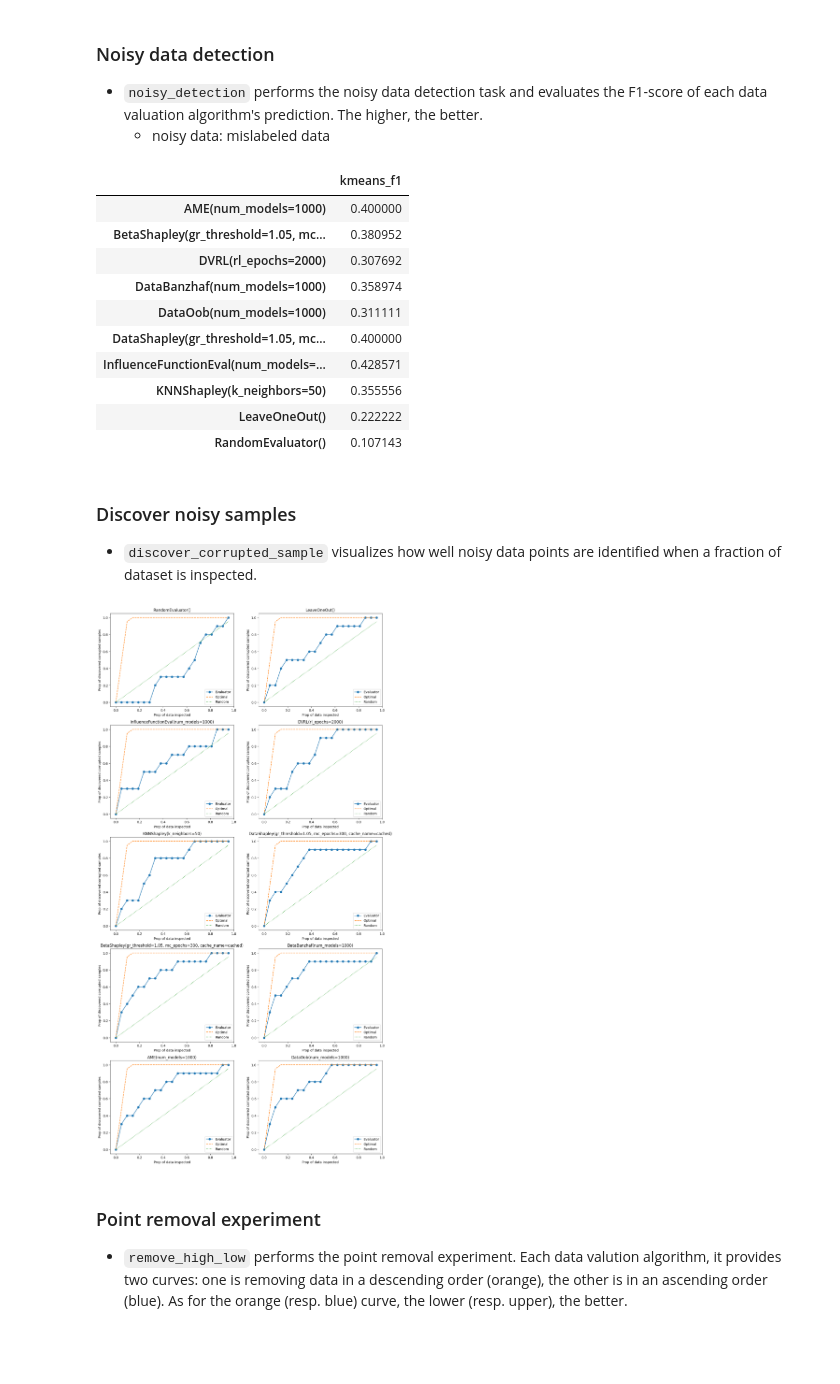
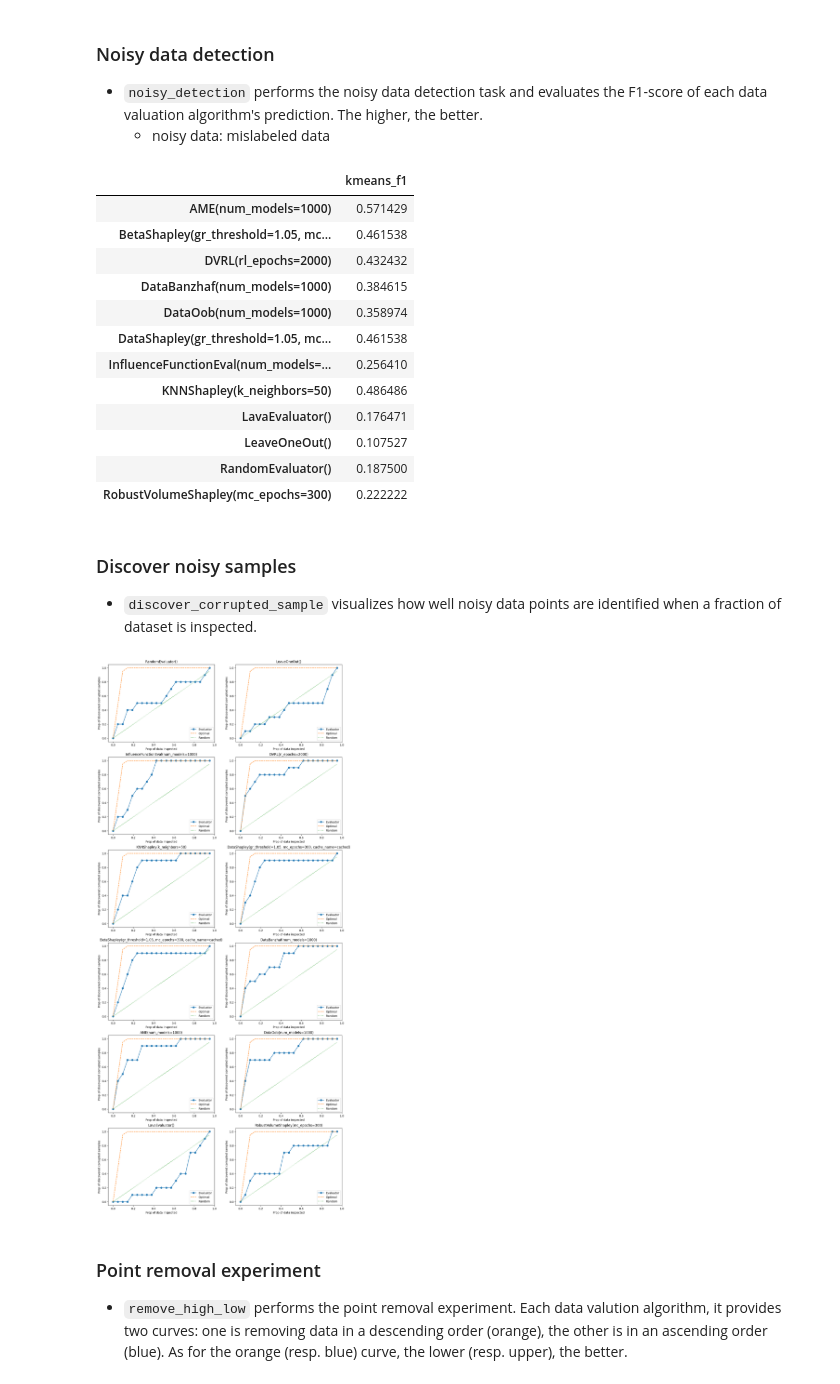
Before and after one commit to opendataval/opendataval, a Jupyter notebook: examples/adult_classification.ipynb, the cells around one changed output. Cells and saved outputs as stored; diff of their text form; code cells hidden in the pictures; blank space fills up the shorter version.

```diff
--- a/examples/adult_classification.ipynb
+++ b/examples/adult_classification.ipynb
@@ -64,7 +72,9 @@ data_evaluators = [
     BetaShapley(gr_threshold=1.05, mc_epochs=300, cache_name=f"cached"), # Beta-Shapley
     DataBanzhaf(num_models=1000), # Data-Banzhaf
     AME(num_models=1000), # Average Marginal Effects
-    DataOob(num_models=1000) # Data-OOB
+    DataOob(num_models=1000), # Data-OOB
+    LavaEvaluator(),
+    RobustVolumeShapley(mc_epochs=300)
 ]
 # %%
 %%time
@@ -113,24 +125,26 @@ output_dir
 exper_med.evaluate(noisy_detection, save_output=True)
 # %% [output]
 |  | kmeans_f1 |
-| AME(num_models=1000) | 0.400000 |
-| BetaShapley(gr_threshold=1.05, mc... | 0.380952 |
-| DVRL(rl_epochs=2000) | 0.307692 |
-| DataBanzhaf(num_models=1000) | 0.358974 |
-| DataOob(num_models=1000) | 0.311111 |
-| DataShapley(gr_threshold=1.05, mc... | 0.400000 |
-| InfluenceFunctionEval(num_models=... | 0.428571 |
-| KNNShapley(k_neighbors=50) | 0.355556 |
-| LeaveOneOut() | 0.222222 |
-| RandomEvaluator() | 0.107143 |
+| AME(num_models=1000) | 0.571429 |
+| BetaShapley(gr_threshold=1.05, mc... | 0.461538 |
+| DVRL(rl_epochs=2000) | 0.432432 |
+| DataBanzhaf(num_models=1000) | 0.384615 |
+| DataOob(num_models=1000) | 0.358974 |
+| DataShapley(gr_threshold=1.05, mc... | 0.461538 |
+| InfluenceFunctionEval(num_models=... | 0.256410 |
+| KNNShapley(k_neighbors=50) | 0.486486 |
+| LavaEvaluator() | 0.176471 |
+| LeaveOneOut() | 0.107527 |
+| RandomEvaluator() | 0.187500 |
+| RobustVolumeShapley(mc_epochs=300) | 0.222222 |
 # %% [markdown]
 ### Discover noisy samples
 - `discover_corrupted_sample` visualizes how well noisy data points are identified when a fraction of dataset is inspected.
 # %%
-fig = plt.figure(figsize=(15, 30))
+fig = plt.figure(figsize=(15, 35))
 _, fig = exper_med.plot(discover_corrupted_sample, fig, col=2, save_output=True)
 # %% [output]
-[figure, old version]
+[figure, new version]
 # %% [markdown]
 ### Point removal experiment
 - `remove_high_low` performs the point removal experiment. Each data valution algorithm, it provides two curves: one is removing data in a descending order (orange), the other is in an ascending order (blue). As for the orange (resp. blue) curve, the lower (resp. upper), the better.
```
Also changed, not shown: parts of 6 cells of this notebook, 11 other files.
